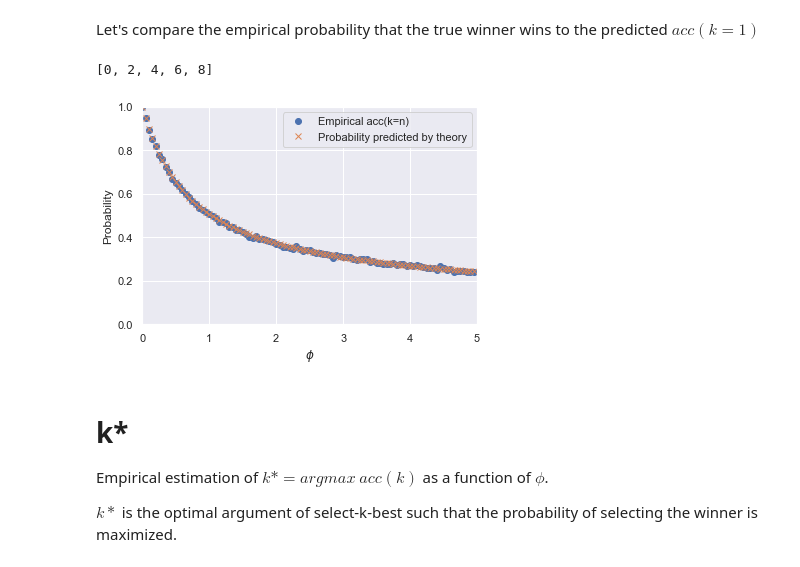
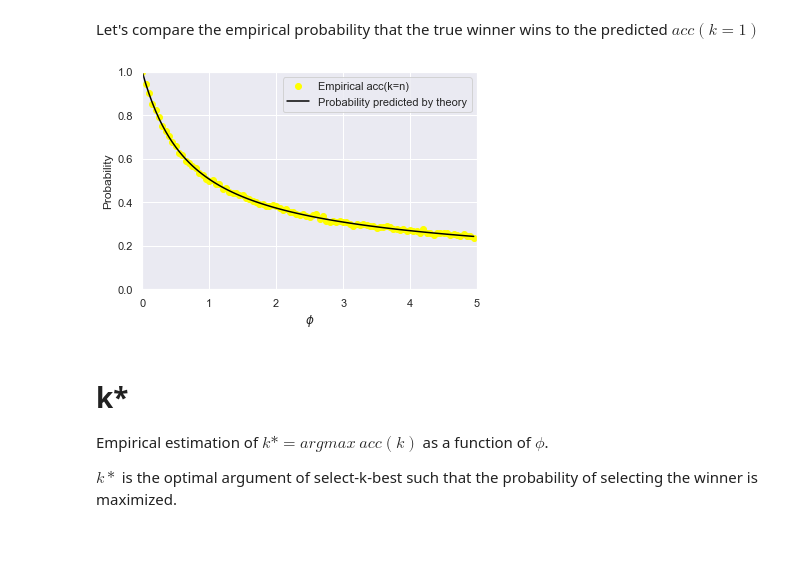
Before and after one commit to Didayolo/automl-conf-2022, a Jupyter notebook: experiments.ipynb, the cells around one changed output. Cells and saved outputs as stored; diff of their text form; code cells hidden in the pictures.

```diff
--- a/experiments.ipynb
+++ b/experiments.ipynb
@@ -107,10 +110,6 @@ def proba_top_k(a, k, n, N):
     return np.sum([approx_walk(a, b, n, N) for b in range(k)])
 # %% [markdown]
 Let's compare the empirical probability that the true winner wins to the predicted $acc(k=1)$
-# %%
-list(range(0, 10, 2))
-# %% [output]
-[0, 2, 4, 6, 8]
 # %%
 # Data points
 _phi = []
@@ -139,16 +138,16 @@ for n in tqdm(_n):
         _approx_walk.append(approx_walk(0, 0, n, N))
 # %%
 # PLOT
-plt.plot(_phi, _pk, 'o', label='Empirical acc(k=n)')
-plt.plot(_phi, _approx_walk, 'x', label='Probability predicted by theory')
+plt.plot(_phi, _pk, 'o', label='Empirical acc(k=n)', color='yellow')
+plt.plot(_phi, _approx_walk, '-', label='Probability predicted by theory', color='black')
 plt.xlim((0, 5))
 plt.ylim((0, 1))
 plt.xlabel('$\phi$')
 plt.ylabel('Probability')
 plt.legend()
 plt.show()
 # %% [output]
-[figure, old version]
+[figure, new version]
 # %% [markdown]
 # k*
 
```
Also changed, not shown: parts of 47 cells of this notebook, 1 other file.
